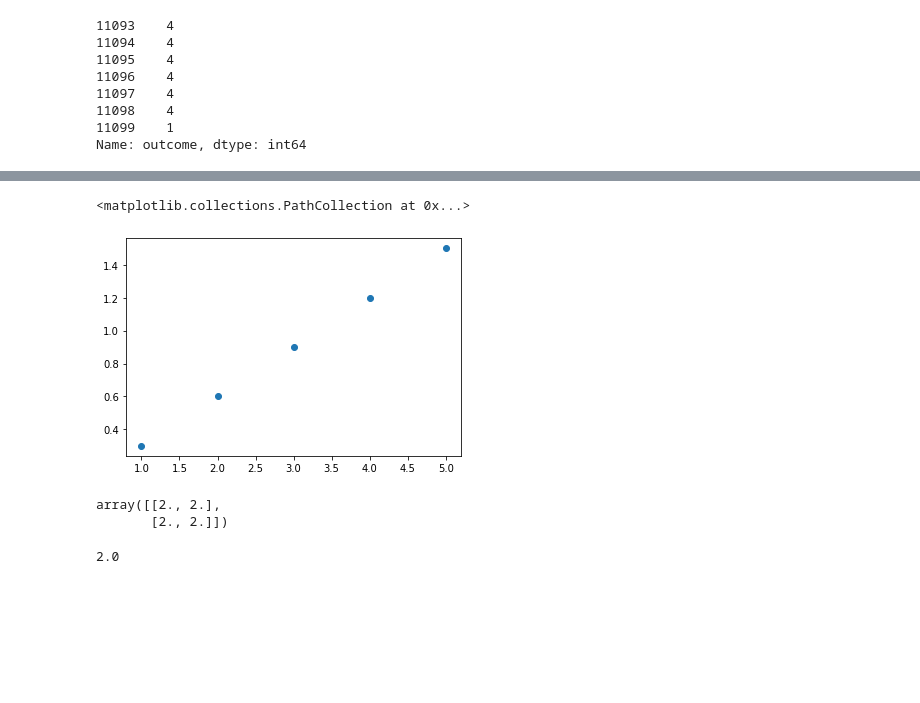
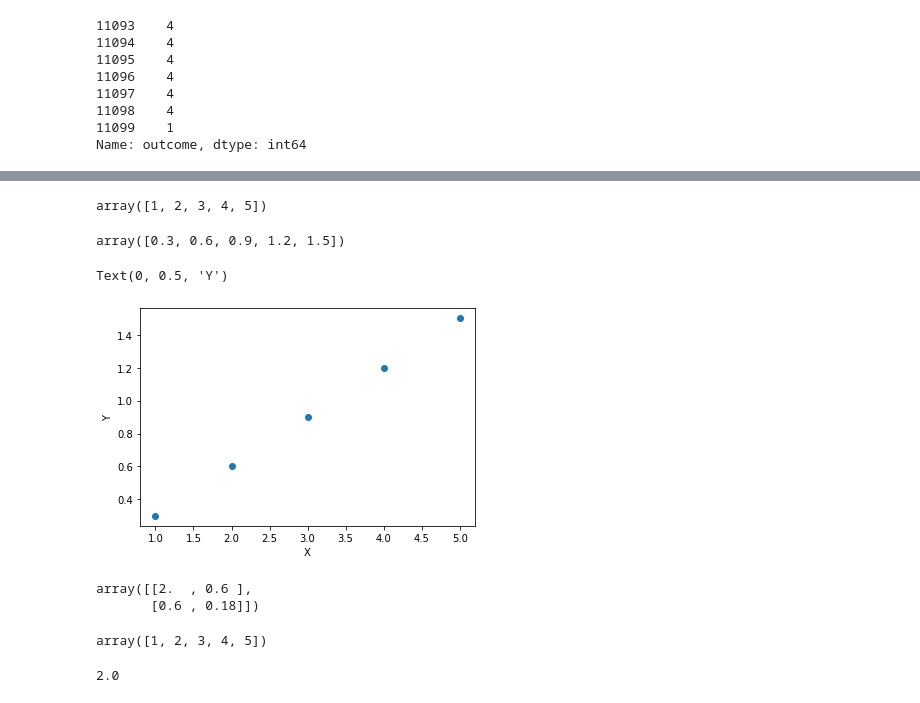
Before and after one commit to valdirsalustino/mentorship, a Jupyter notebook: statistics/rw_statistics_01.ipynb, the cells around one changed output, grey strips where cells are left out. Saved outputs shown, nothing was run; the diff lists cells and outputs as text; code cells hidden in the pictures; blank space fills up the shorter version.

```diff
--- a/statistics/rw_statistics_01.ipynb
+++ b/statistics/rw_statistics_01.ipynb
@@ -228,12 +264,22 @@ Y = 0.3*X
+# %%
+X
+# %% [output]
+array([1, 2, 3, 4, 5])
+# %%
+Y
+# %% [output]
+array([0.3, 0.6, 0.9, 1.2, 1.5])
 # %%
 from matplotlib import pyplot as plt
 # %%
 plt.scatter(X,Y)
+plt.xlabel('X')
+plt.ylabel('Y')
 # %% [output]
-<matplotlib.collections.PathCollection at 0x...>
+Text(0, 0.5, 'Y')
-[figure, old version]
+[figure, new version]
 # %%
-np.cov(X,X, bias=True)
+np.cov(X,Y, bias=True)
 # %% [output]
-array([[2., 2.],
-       [2., 2.]])
+array([[2.  , 0.6 ],
+       [0.6 , 0.18]])
@@ -240,3 +289,7 @@ array([[2., 2.],
+# %%
+X
+# %% [output]
+array([1, 2, 3, 4, 5])
 # %%
 np.var(X)
 # %% [output]
```
Also changed, not shown: parts of 73 cells of this notebook, 1 other file.
